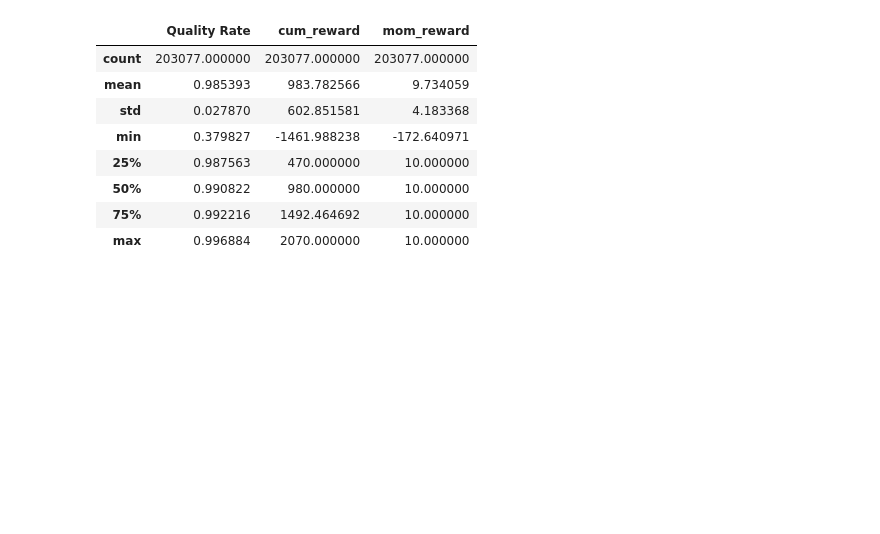
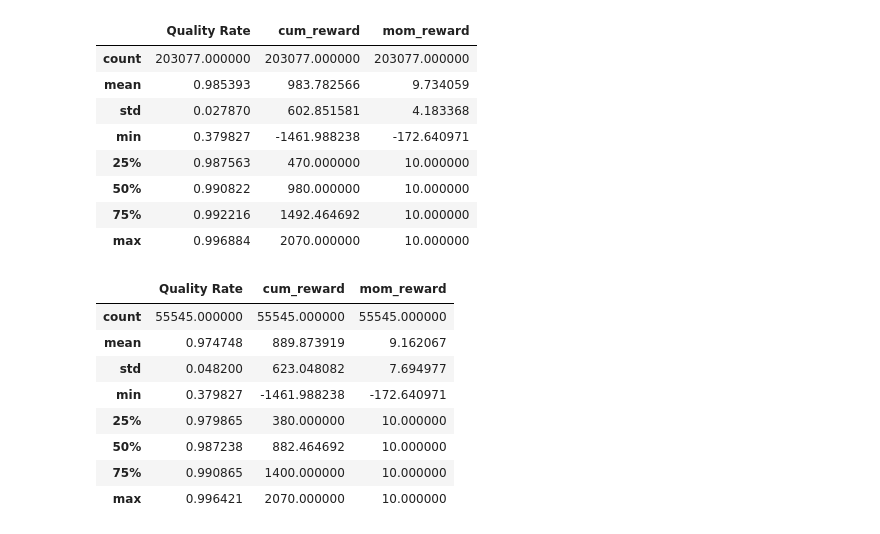
Before and after one commit to S-M157/Bachelor, a Jupyter notebook: QualityVizualization.ipynb, the cells around one changed output. Cells and saved outputs as stored; diff of their text form; code cells hidden in the pictures; blank space fills up the shorter version.

```diff
--- a/QualityVizualization.ipynb
+++ b/QualityVizualization.ipynb
@@ -201,3 +215,15 @@ test_full.describe()
 | 50% | 0.990822 | 980.000000 | 10.000000 |
 | 75% | 0.992216 | 1492.464692 | 10.000000 |
 | max | 0.996884 | 2070.000000 | 10.000000 |
+# %%
+test_by_drift_results[1].describe()
+# %% [output]
+|  | Quality Rate | cum_reward | mom_reward |
+| count | 55545.000000 | 55545.000000 | 55545.000000 |
+| mean | 0.974748 | 889.873919 | 9.162067 |
+| std | 0.048200 | 623.048082 | 7.694977 |
+| min | 0.379827 | -1461.988238 | -172.640971 |
+| 25% | 0.979865 | 380.000000 | 10.000000 |
+| 50% | 0.987238 | 882.464692 | 10.000000 |
+| 75% | 0.990865 | 1400.000000 | 10.000000 |
+| max | 0.996421 | 2070.000000 | 10.000000 |
```
Also changed, not shown: parts of 8 cells of this notebook, 1 other file.
